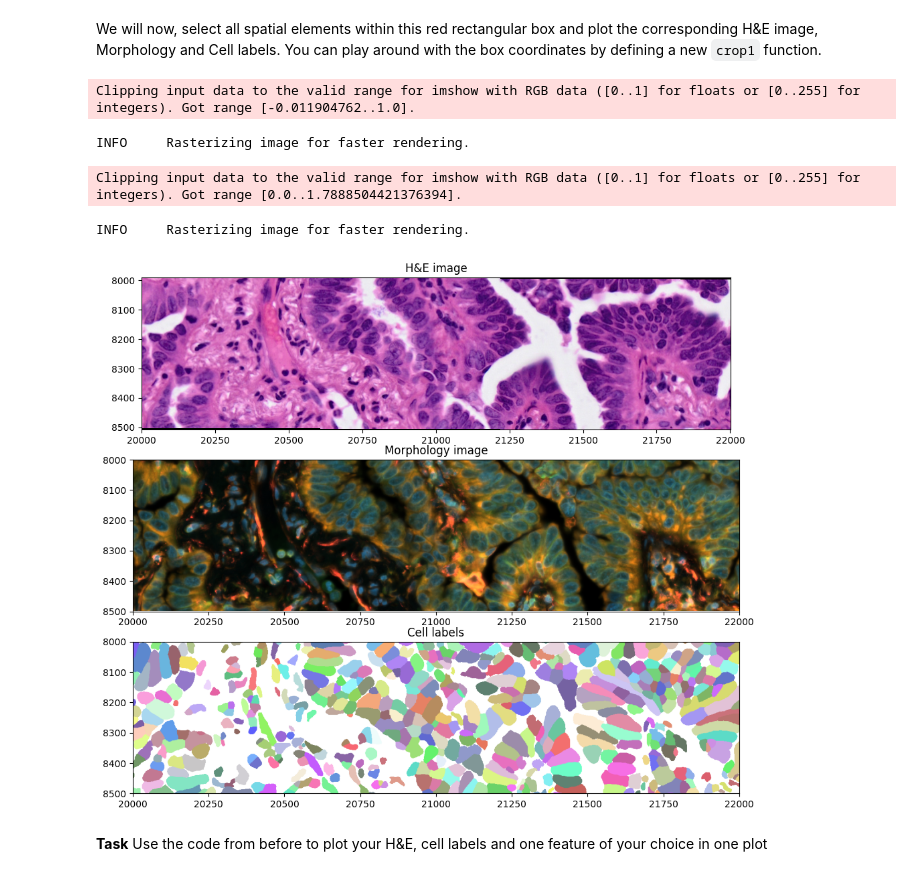
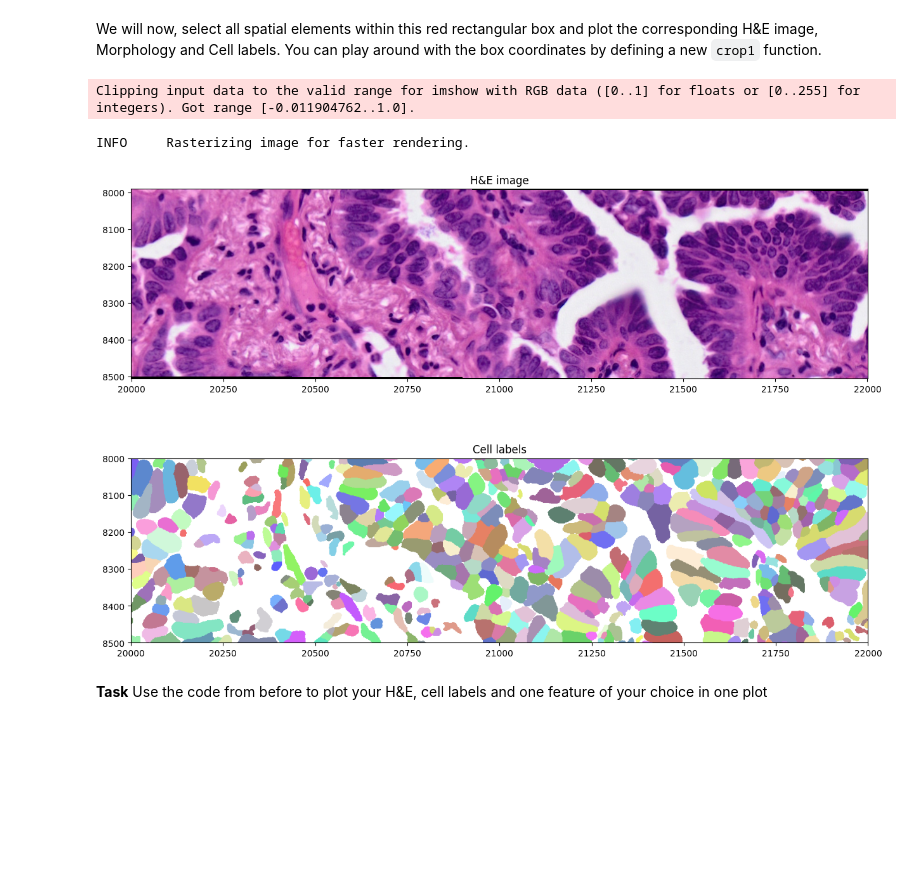
Before and after one commit to velten-group/embo_bioimage_analysis, a Jupyter notebook: spatialdata_introduction.ipynb, the cells around one changed output. Saved outputs shown, nothing was run; the diff lists cells and outputs as text; code cells hidden in the pictures; blank space fills up the shorter version.

Commit message:
removed morphology stains to downsize input data

````diff
--- a/spatialdata_introduction.ipynb
+++ b/spatialdata_introduction.ipynb
@@ -62,7 +65,7 @@ INFO     Transposing `data` of type: <class 'dask.array.core.Array'> to ('c', 'y
 # %% [markdown]
 To enhace plotting speed / general operation speed, we will save the SpatialData as a .zarr object and read it in again.
 # %%
-sdata.write("embo_course_data/xenium.zarr", overwrite=True)
-sdata = sd.SpatialData.read("embo_course_data/xenium.zarr")
+sdata.write("data/xenium.zarr", overwrite=True)
+sdata = sd.SpatialData.read("data/xenium.zarr")
 print(sdata)
 # %% [output]
@@ -133,29 +134,24 @@ INFO     Using 'datashader' backend with 'None' as reduction method to speed up
 # %% [markdown]
 We will now, select all spatial elements within this red rectangular box and plot the corresponding H&E image, Morphology and Cell labels. You can play around with the box coordinates by defining a new ```crop1``` function.
 # %%
-axes = plt.subplots(3, 1, figsize=(15, 10))[1].flatten()
+axes = plt.subplots(2, 1, figsize=(15, 10))[1].flatten()
 
 def crop0(x):
     return bounding_box_query(
         x,
         min_coordinate=[20_000, 8000],
         max_coordinate=[22_000, 8500],
         axes=("x", "y"),
         target_coordinate_system="global",
     )
 
 
 crop0(sdata).pl.render_images("he_image").pl.show(ax=axes[0], title="H&E image", coordinate_systems="global")
-crop0(sdata).pl.render_images("morphology_focus").pl.show(
-    ax=axes[1], title="Morphology image", coordinate_systems="global"
-)
-crop0(sdata).pl.render_labels("cell_labels").pl.show(ax=axes[2], title="Cell labels", coordinate_systems="global")
+crop0(sdata).pl.render_labels("cell_labels").pl.show(ax=axes[1], title="Cell labels", coordinate_systems="global")
 # %% [output]
 Clipping input data to the valid range for imshow with RGB data ([0..1] for floats or [0..255] for integers). Got range [-0.011904762..1.0].
 INFO     Rasterizing image for faster rendering.
-Clipping input data to the valid range for imshow with RGB data ([0..1] for floats or [0..255] for integers). Got range [0.0..1.7888504421376394].
-INFO     Rasterizing image for faster rendering.
-[figure, old version]
+[figure, new version]
 # %% [markdown]
 **Task** Use the code from before to plot your H&E, cell labels and one feature of your choice in one plot
 # %%
````
Also changed, not shown: parts of 4 cells of this notebook.
